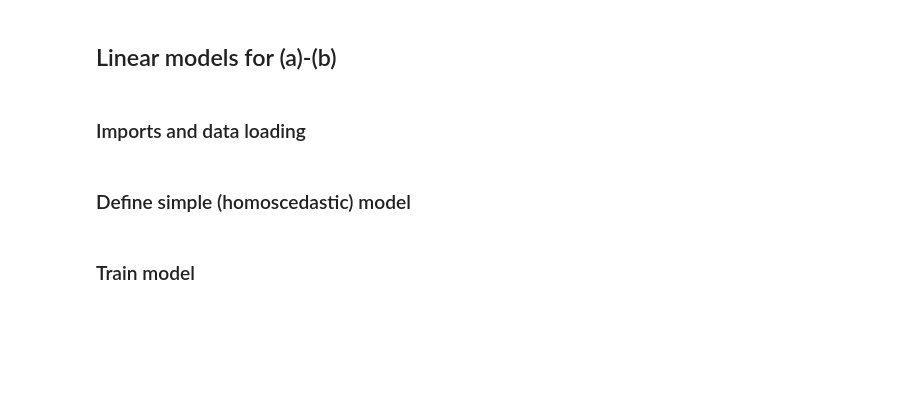
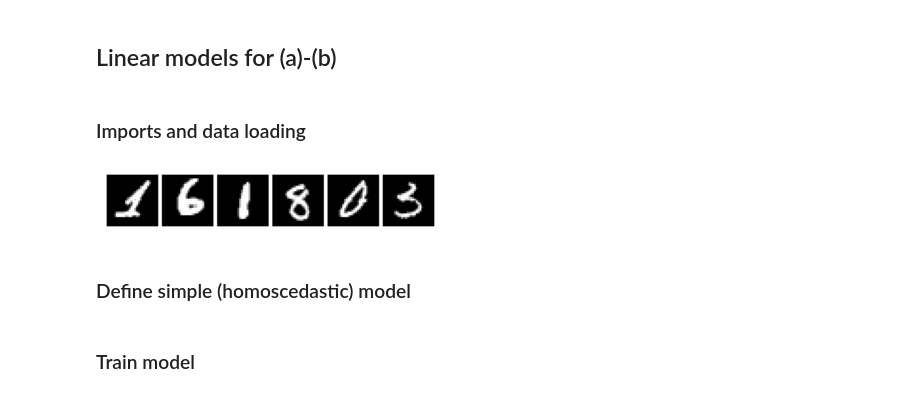
Before and after one commit to inwaves/probml, a Jupyter notebook: le49_ata36_coursework1.ipynb, the cells around one changed output. Cells and saved outputs as stored; diff of their text form; code cells hidden in the pictures; blank space fills up the shorter version.

```diff
--- a/le49_ata36_coursework1.ipynb
+++ b/le49_ata36_coursework1.ipynb
@@ -298,6 +334,26 @@ url = 'https://www.cl.cam.ac.uk/teaching/2122/DataSci/data/xkcd.csv'
 xkcd = pandas.read_csv(url)
 
 plt.scatter(xkcd.x, xkcd.y)
+# %%
+mnist = torchvision.datasets.MNIST(
+    root = 'pytorch-data/',  # where to put the files
+    download = True,         # if files aren't here, download them
+    train = True,            # whether to import the test or the train subset
+    # PyTorch uses PyTorch tensors internally, not numpy arrays, so convert them.
+    transform = torchvision.transforms.ToTensor()
+)
+
+# Images can be plotted with matplotlib imshow
+show = [mnist[i] for i in [59289, 28001, 35508, 43876, 23627, 14028]]
+show = torch.stack([img for img,lbl in show])
+x = torchvision.utils.make_grid(show, nrow=6, pad_value=1)
+plt.imshow(x.numpy().transpose((1,2,0)))
+plt.axis('off')
+plt.show()
+
+mnist_batched = torch.utils.data.DataLoader(mnist, batch_size=100)
+# %% [output]
+[figure, added]
 # %% [markdown]
 ### Define simple (homoscedastic) model
 # %%
```
Also changed, not shown: parts of 33 cells of this notebook, 5 other files.
